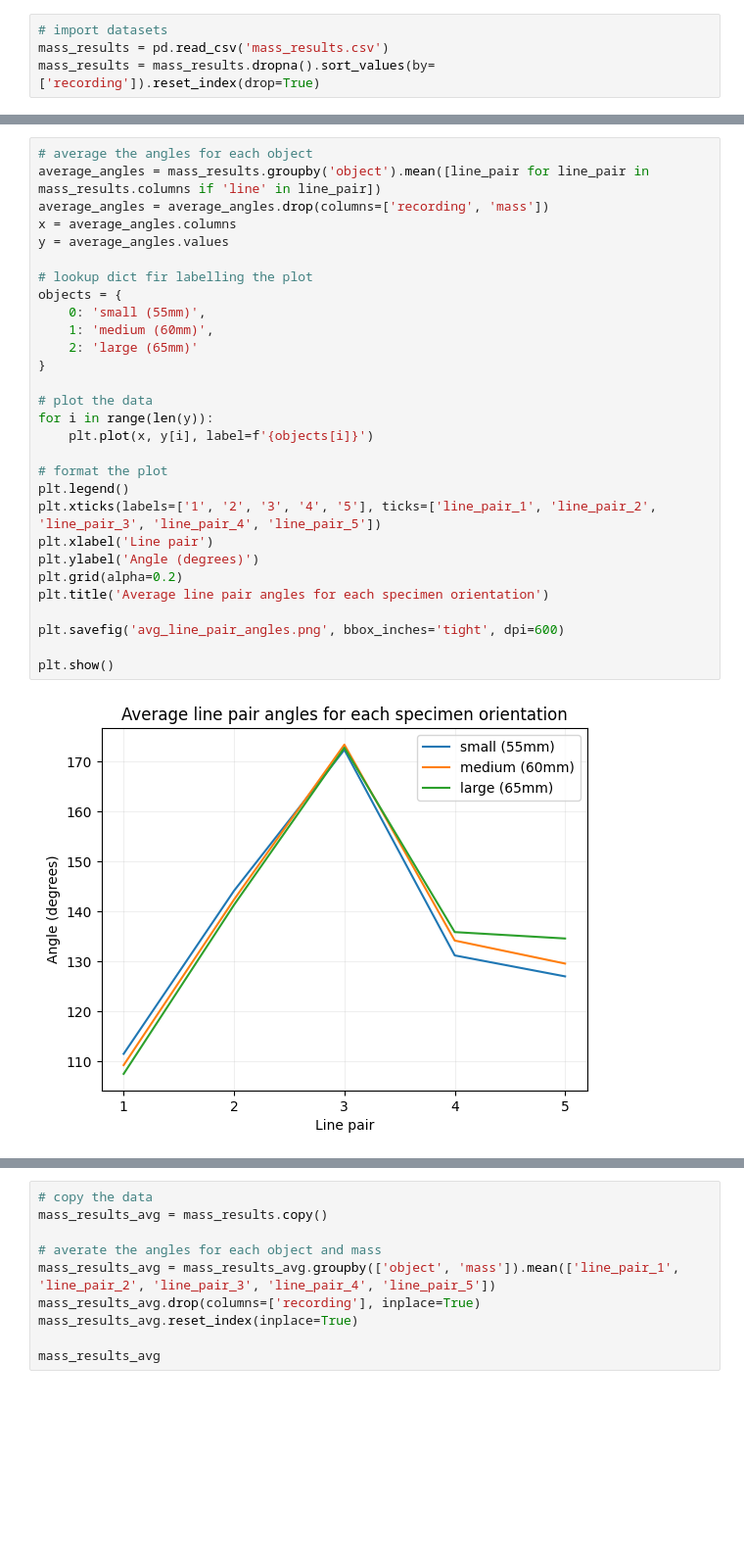
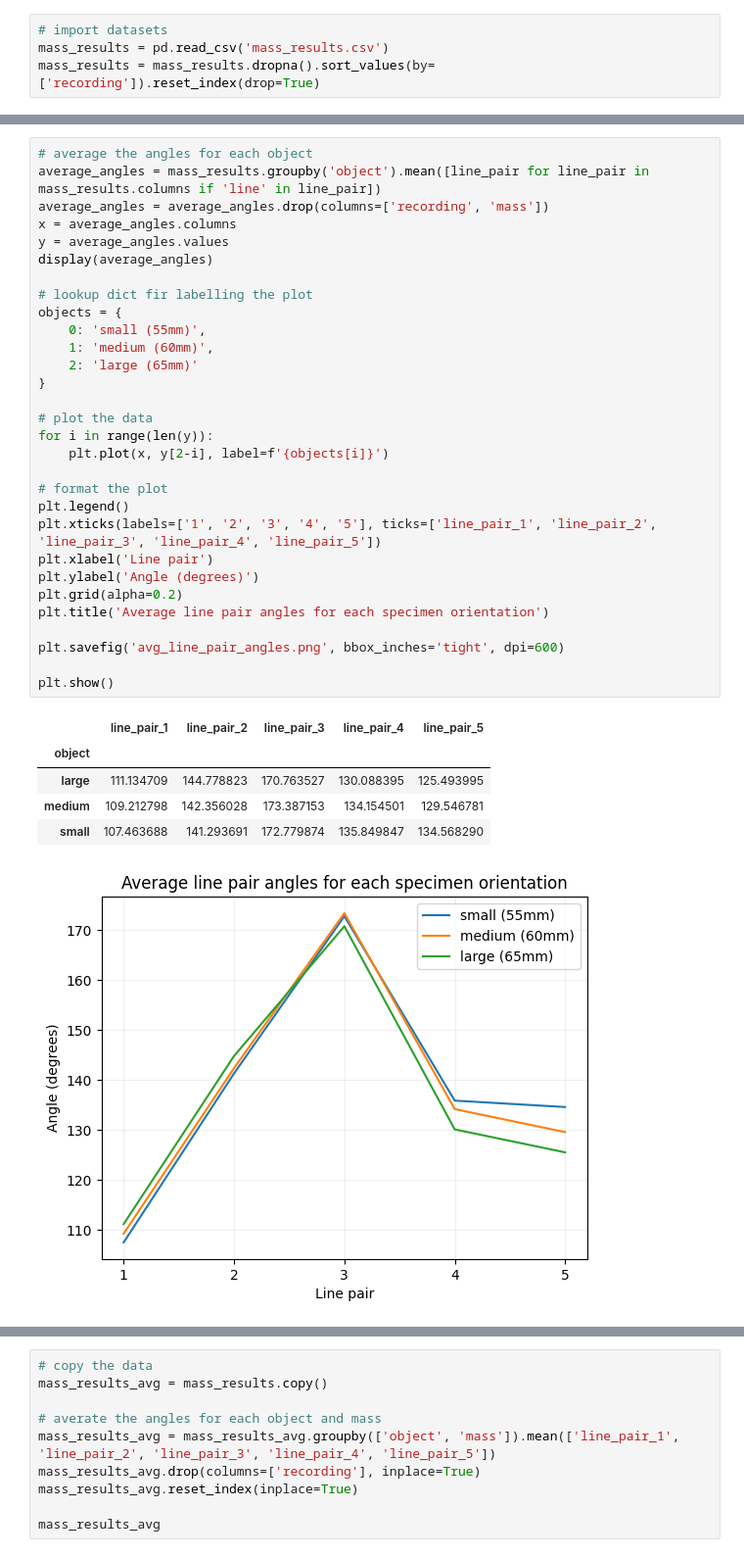
Before and after one commit to fxn-m/soft-robotics, a Jupyter notebook: analysis.ipynb, the cells around one changed output, grey strips where cells are left out. Shown: that part at 98% size. Saved outputs shown, nothing was run; the diff lists cells and outputs as text; blank space fills up the shorter version.

```diff
--- a/analysis.ipynb
+++ b/analysis.ipynb
@@ -19,31 +34,37 @@ mass_results.head()
 # %%
 # average the angles for each object
 average_angles = mass_results.groupby('object').mean([line_pair for line_pair in mass_results.columns if 'line' in line_pair])
 average_angles = average_angles.drop(columns=['recording', 'mass'])
 x = average_angles.columns
 y = average_angles.values
+display(average_angles)
 
 # lookup dict fir labelling the plot
 objects = {
     0: 'small (55mm)',
     1: 'medium (60mm)',
     2: 'large (65mm)'
 }
 
 # plot the data
 for i in range(len(y)):
-    plt.plot(x, y[i], label=f'{objects[i]}')
+    plt.plot(x, y[2-i], label=f'{objects[i]}')
 
 # format the plot
 plt.legend()
 plt.xticks(labels=['1', '2', '3', '4', '5'], ticks=['line_pair_1', 'line_pair_2', 'line_pair_3', 'line_pair_4', 'line_pair_5'])
 plt.xlabel('Line pair')
 plt.ylabel('Angle (degrees)')
 plt.grid(alpha=0.2)
 plt.title('Average line pair angles for each specimen orientation')
 
 plt.savefig('avg_line_pair_angles.png', bbox_inches='tight', dpi=600)
 
 plt.show()
 # %% [output]
+|  | line_pair_1 | line_pair_2 | line_pair_3 | line_pair_4 | line_pair_5 |
+| object |  |  |  |  |  |
+| large | 111.134709 | 144.778823 | 170.763527 | 130.088395 | 125.493995 |
+| medium | 109.212798 | 142.356028 | 173.387153 | 134.154501 | 129.546781 |
+| small | 107.463688 | 141.293691 | 172.779874 | 135.849847 | 134.568290 |
-[figure, old version]
+[figure, new version]
```
Also changed, not shown: parts of 5 cells of this notebook, 5 other files.
